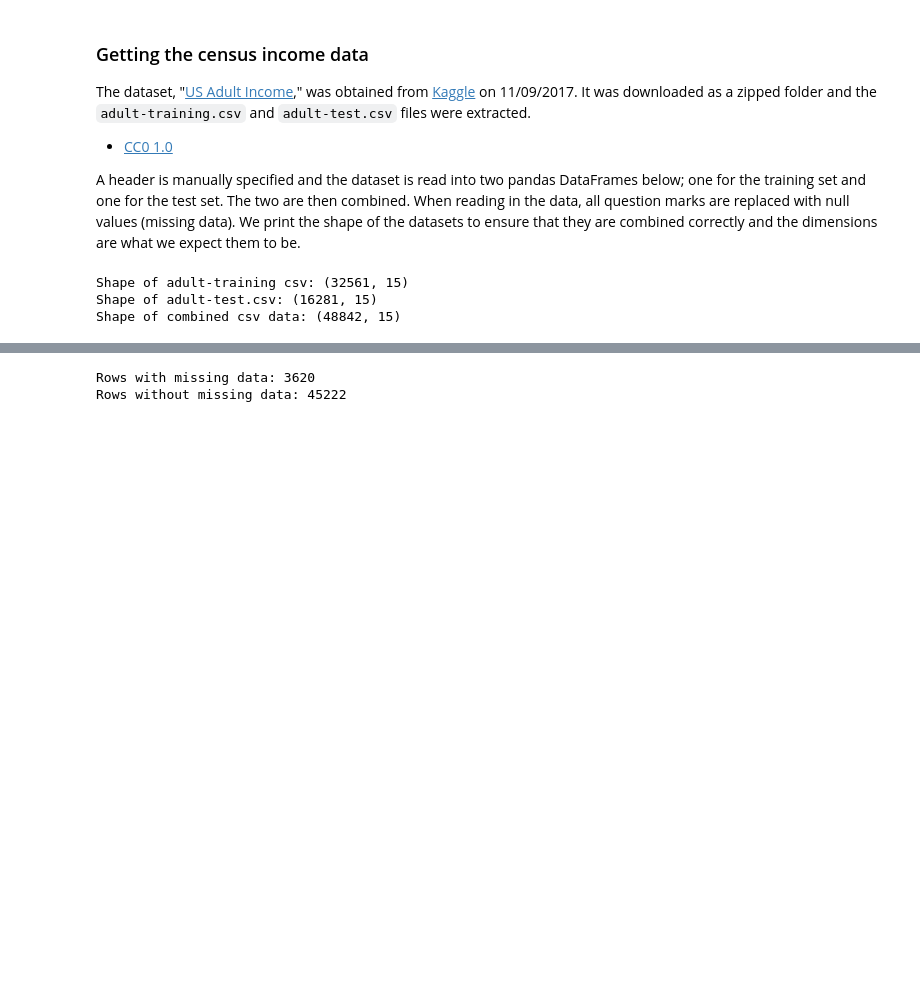
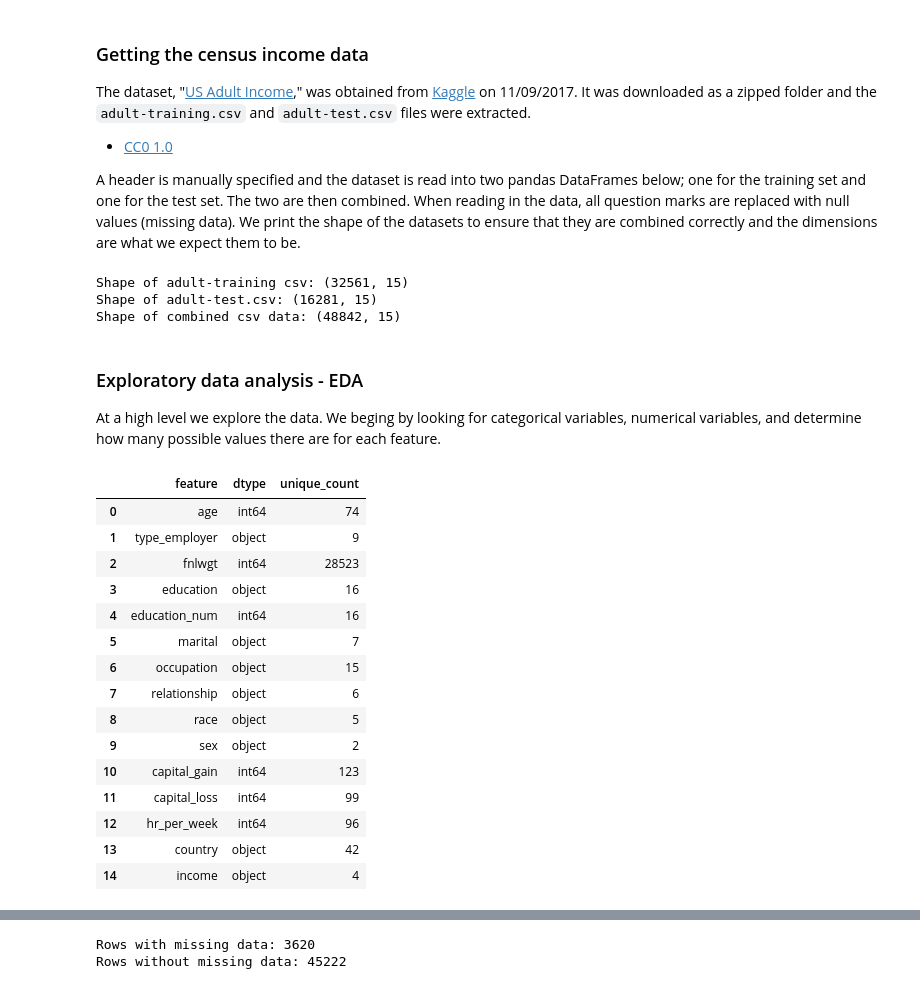
Before and after one commit to drjordy66/Analysis-of-Census-Income-Data, a Jupyter notebook: src/hcds-final-project.ipynb, the cells around one changed output, grey strips where cells are left out. Cells and saved outputs as stored; diff of their text form; code cells hidden in the pictures; blank space fills up the shorter version.

```diff
--- a/src/hcds-final-project.ipynb
+++ b/src/hcds-final-project.ipynb
@@ -268,3 +281,36 @@ print('Shape of combined csv data: ' + str(df.shape))
 Shape of adult-training csv: (32561, 15)
 Shape of adult-test.csv: (16281, 15)
 Shape of combined csv data: (48842, 15)
+# %% [markdown]
+### Exploratory data analysis - EDA
+
+At a high level we explore the data. We beging by looking for categorical variables, numerical variables, and determine how many possible values there are for each feature.
+# %%
+# create DataFrame for nice presentation
+summary = pd.DataFrame(columns=['feature', 'unique_count', 'dtype'])
+
+# loop through features and append summary statistics to the DataFrame
+for i in df.columns:
+    summary = summary.append(pd.DataFrame({'feature': [i],
+                                           'unique_count': [str(len(df[i].unique()))],
+                                           'dtype': [str(df[i].dtype)]}))
+
+# print DataFrame
+summary[['feature', 'dtype', 'unique_count']].reset_index(drop=True)
+# %% [output]
+|  | feature | dtype | unique_count |
+| 0 | age | int64 | 74 |
+| 1 | type_employer | object | 9 |
+| 2 | fnlwgt | int64 | 28523 |
+| 3 | education | object | 16 |
+| 4 | education_num | int64 | 16 |
+| 5 | marital | object | 7 |
+| 6 | occupation | object | 15 |
+| 7 | relationship | object | 6 |
+| 8 | race | object | 5 |
+| 9 | sex | object | 2 |
+| 10 | capital_gain | int64 | 123 |
+| 11 | capital_loss | int64 | 99 |
+| 12 | hr_per_week | int64 | 96 |
+| 13 | country | object | 42 |
+| 14 | income | object | 4 |
```
Also changed, not shown: parts of 47 cells of this notebook.
